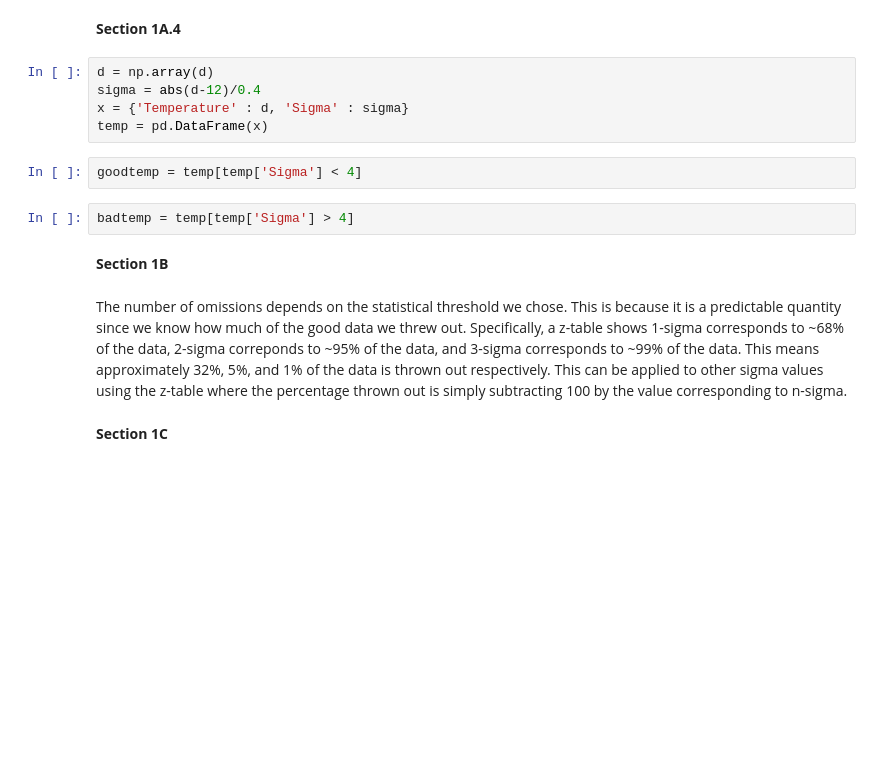
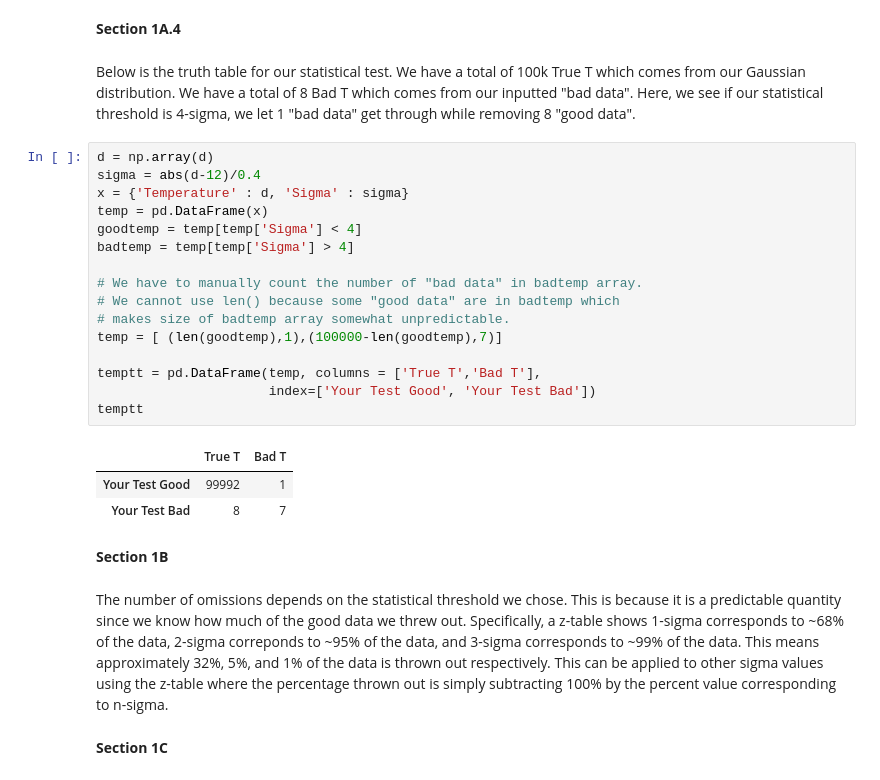
Before and after one commit to DerrickNguyenUW/PHYS434, a Jupyter notebook: Lab3.ipynb, the cells around one changed output. Saved outputs shown, nothing was run; the diff lists cells and outputs as text; blank space fills up the shorter version.

```diff
--- a/Lab3.ipynb
+++ b/Lab3.ipynb
@@ -40,18 +40,31 @@ $\sigma = \frac{|X - \mu|}{0.4}$
 # %% [markdown]
 **Section 1A.4**
-# %%
-d = np.array(d)
-sigma = abs(d-12)/0.4
-x = {'Temperature' : d, 'Sigma' : sigma}
-temp = pd.DataFrame(x)
-# %%
-goodtemp = temp[temp['Sigma'] < 4]
-# %%
-badtemp = temp[temp['Sigma'] > 4]
+# %% [markdown]
+Below is the truth table for our statistical test. We have a total of 100k True T which comes from our Gaussian distribution. We have a total of 8 Bad T which comes from our inputted "bad data". Here, we see if our statistical threshold is 4-sigma, we let 1 "bad data" get through while removing 8 "good data".
+# %%
+d = np.array(d)
+sigma = abs(d-12)/0.4
+x = {'Temperature' : d, 'Sigma' : sigma}
+temp = pd.DataFrame(x)
+goodtemp = temp[temp['Sigma'] < 4]
+badtemp = temp[temp['Sigma'] > 4]
+
+# We have to manually count the number of "bad data" in badtemp array.
+# We cannot use len() because some "good data" are in badtemp which
+# makes size of badtemp array somewhat unpredictable.
+temp = [ (len(goodtemp),1),(100000-len(goodtemp),7)]
+
+temptt = pd.DataFrame(temp, columns = ['True T','Bad T'],
+                      index=['Your Test Good', 'Your Test Bad'])
+temptt
+# %% [output]
+|  | True T | Bad T |
+| Your Test Good | 99992 | 1 |
+| Your Test Bad | 8 | 7 |
 # %% [markdown]
 **Section 1B**
 # %% [markdown]
-The number of omissions depends on the statistical threshold we chose. This is because it is a predictable quantity since we know how much of the good data we threw out. Specifically, a z-table shows 1-sigma corresponds to ~68% of the data, 2-sigma correponds to ~95% of the data, and 3-sigma corresponds to ~99% of the data. This means approximately 32%, 5%, and 1% of the data is thrown out respectively. This can be applied to other sigma values using the z-table where the percentage thrown out is simply subtracting 100 by the value corresponding to n-sigma.
+The number of omissions depends on the statistical threshold we chose. This is because it is a predictable quantity since we know how much of the good data we threw out. Specifically, a z-table shows 1-sigma corresponds to ~68% of the data, 2-sigma correponds to ~95% of the data, and 3-sigma corresponds to ~99% of the data. This means approximately 32%, 5%, and 1% of the data is thrown out respectively. This can be applied to other sigma values using the z-table where the percentage thrown out is simply subtracting 100% by the percent value corresponding to n-sigma.
 # %% [markdown]
 **Section 1C**
 # %% [markdown]
```
Also changed, not shown: parts of 6 cells of this notebook.
